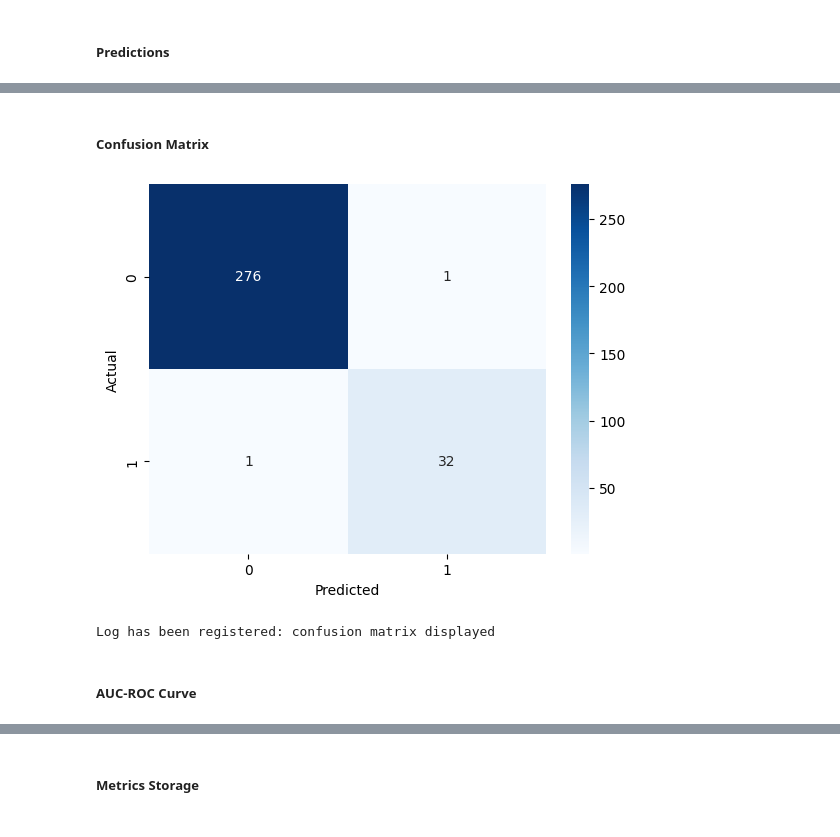
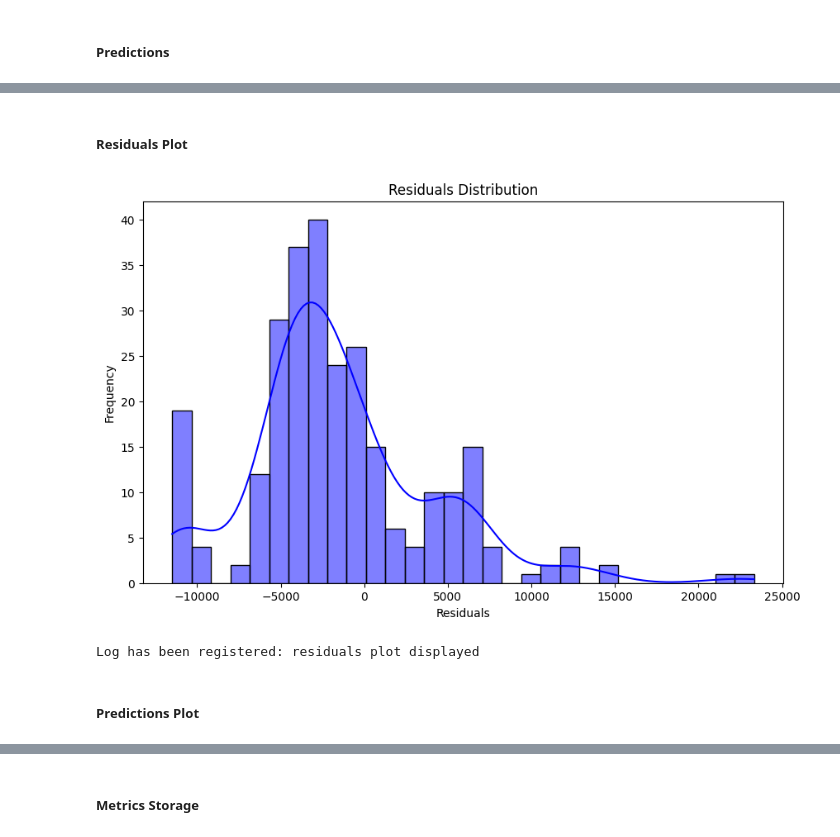
Before and after one commit to DerekSanchez/Medical-Cost-Regression, a Jupyter notebook: results/results_report.ipynb, the cells around one changed output, grey strips where cells are left out. Drawn from its saved outputs; the diff is of its cells as text; code cells hidden in the pictures.

```diff
--- a/results/results_report.ipynb
+++ b/results/results_report.ipynb
@@ -191,10 +198,10 @@ AttributeError: module 'src.evaluate' has no attribute 'generate_classification_
-# %% [markdown]
-##### Confusion Matrix
+# %% [markdown]
+##### Residuals Plot
 # %%
-et.plot_confusion_matrix(y_test, y_pred)
+et.plot_residuals(y_test, y_pred)
 # %% [output]
-[figure, old version]
+[figure, new version]
-Log has been registered: confusion matrix displayed
+Log has been registered: residuals plot displayed
-# %% [markdown]
-##### AUC-ROC Curve
+# %% [markdown]
+##### Predictions Plot
 # %%
```
Also changed, not shown: parts of 75 cells of this notebook, 4 other files.
